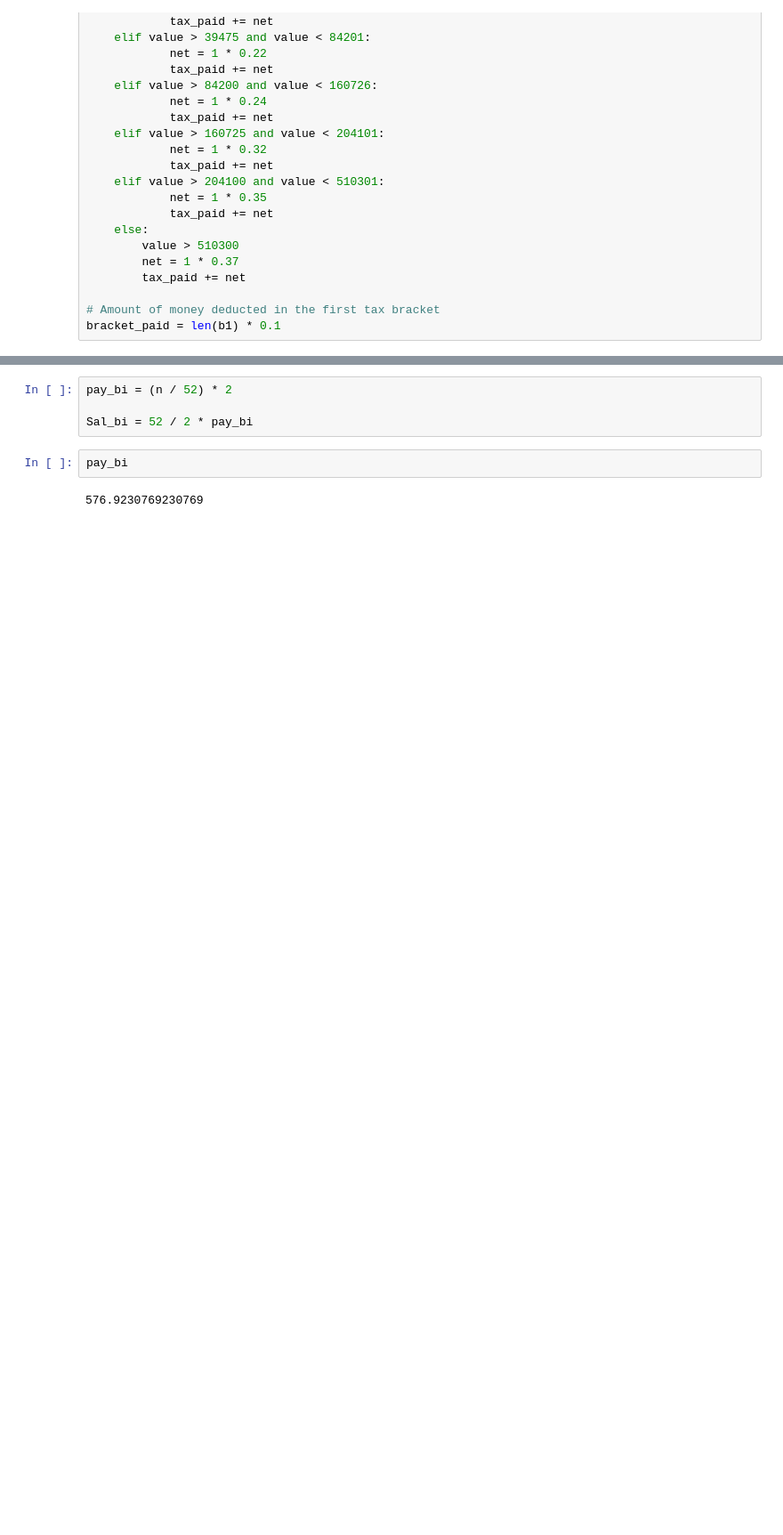
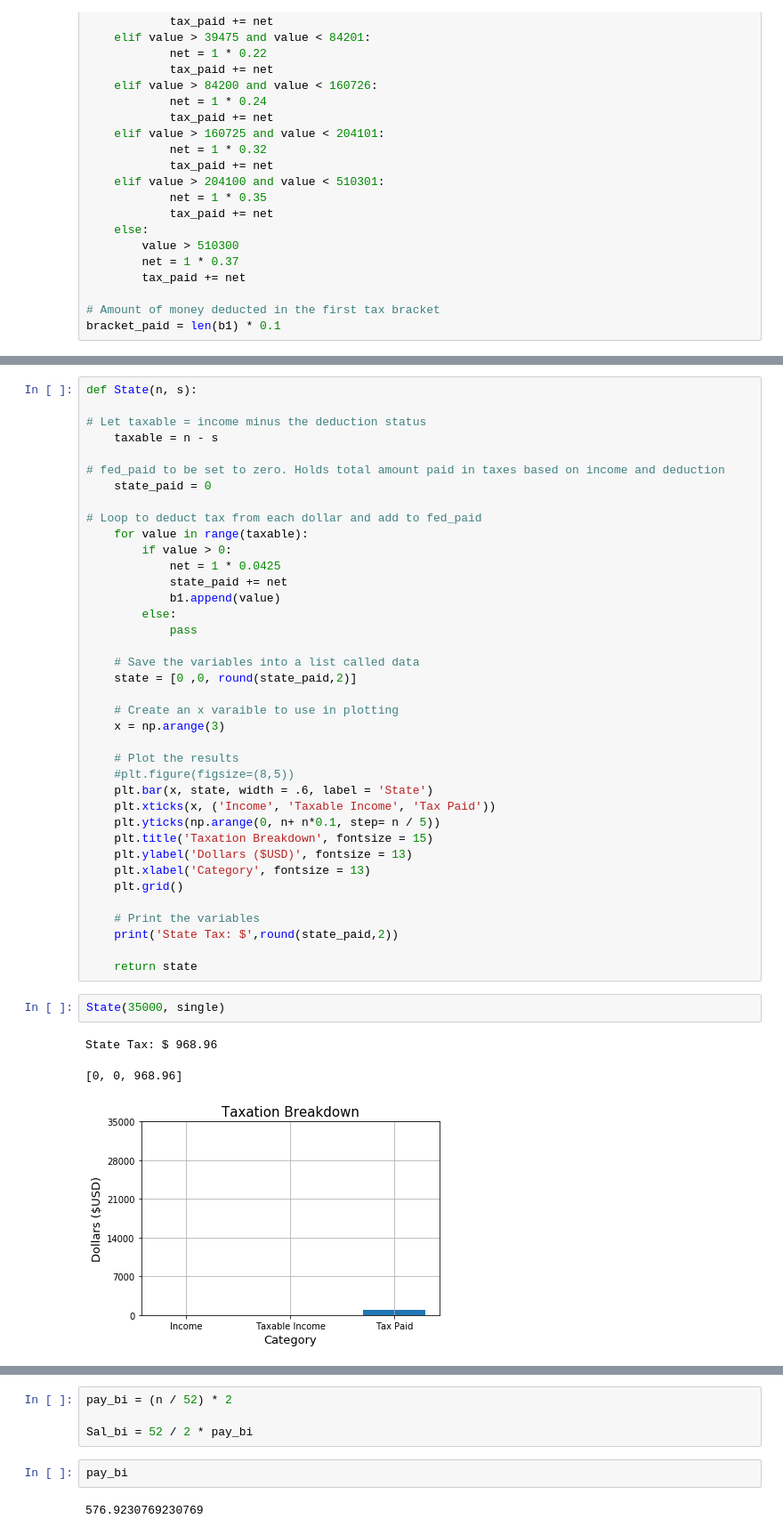
Before and after one commit to granetry/repo, a Jupyter notebook: tax_project/tax_project.ipynb, the cells around one changed output, grey strips where cells are left out. Shown: that part at 89% size. Saved outputs shown, nothing was run; the diff lists cells and outputs as text; blank space fills up the shorter version.

Commit message:
Added State function and Tax function. Need to complete city.

```diff
--- a/tax_project/tax_project.ipynb
+++ b/tax_project/tax_project.ipynb
@@ -124 +131,45 @@ Tax paid: $ 280.27
+# %%
+def State(n, s):
+
+# Let taxable = income minus the deduction status
+    taxable = n - s
+
+# fed_paid to be set to zero. Holds total amount paid in taxes based on income and deduction
+    state_paid = 0
+
+# Loop to deduct tax from each dollar and add to fed_paid
+    for value in range(taxable):
+        if value > 0:
+            net = 1 * 0.0425
+            state_paid += net
+            b1.append(value)
+        else:
+            pass
+
+    # Save the variables into a list called data
+    state = [0 ,0, round(state_paid,2)]
+
+    # Create an x varaible to use in plotting
+    x = np.arange(3)
+
+    # Plot the results
+    #plt.figure(figsize=(8,5))
+    plt.bar(x, state, width = .6, label = 'State')
+    plt.xticks(x, ('Income', 'Taxable Income', 'Tax Paid'))
+    plt.yticks(np.arange(0, n+ n*0.1, step= n / 5))
+    plt.title('Taxation Breakdown', fontsize = 15)
+    plt.ylabel('Dollars ($USD)', fontsize = 13)
+    plt.xlabel('Category', fontsize = 13)
+    plt.grid()
+
+    # Print the variables
+    print('State Tax: $',round(state_paid,2))
+
+    return state
+# %%
+State(35000, single)
+# %% [output]
+State Tax: $ 968.96
+[0, 0, 968.96]
+[figure, added]
 # %%
```
Also changed, not shown: parts of 11 cells of this notebook.
